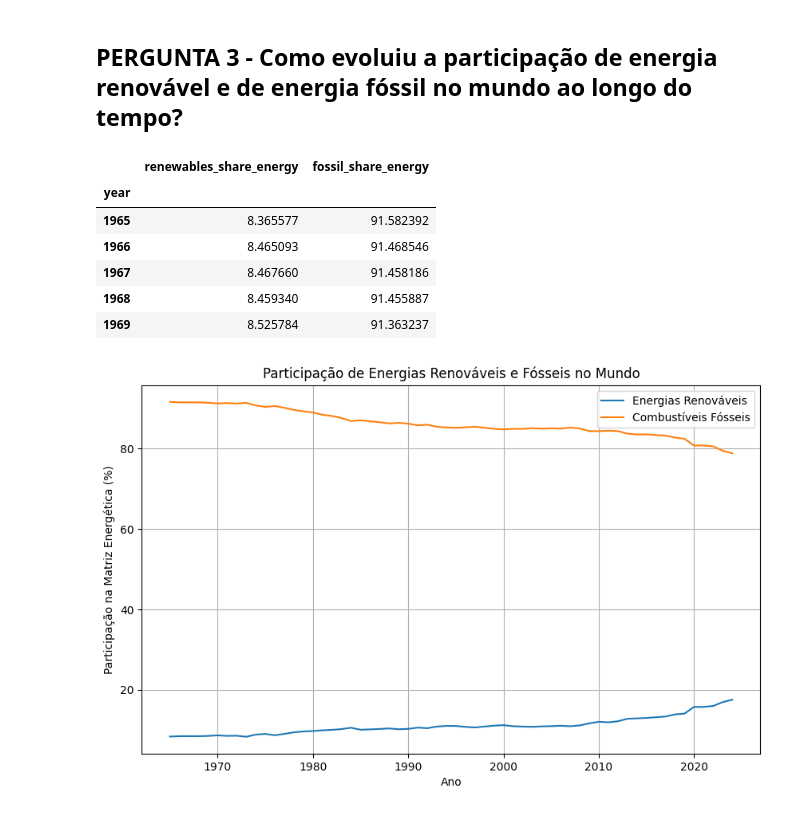
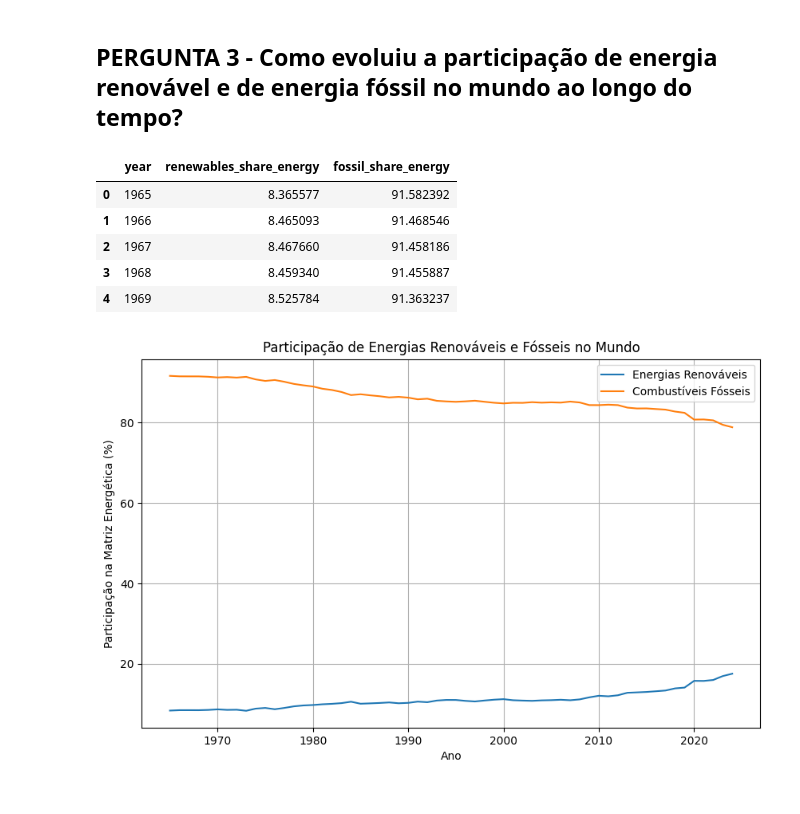
Before and after one commit to adrianamalmeida001/projeto-tecnicas-programacao-adatech, a Jupyter notebook: Projeto_técnicas_de_programação.ipynb, the cells around one changed output. Saved outputs shown, nothing was run; the diff lists cells and outputs as text; code cells hidden in the pictures.

```diff
--- a/Projeto_técnicas_de_programação.ipynb
+++ b/Projeto_técnicas_de_programação.ipynb
@@ -247,25 +247,27 @@ plt.show()
 # %%
 # agrupa os dados por ano
 dados_por_ano = df_matriz.groupby('year')
 
 # seleciona as colunas renováveis e fósseis
 fontes_por_ano = dados_por_ano[
     ['renewables_share_energy', 'fossil_share_energy']
 ]
 
 # calcula a média dessas colunas em cada ano
 media_por_ano = fontes_por_ano.mean()
 
+# transforma o resultado em uma coluna
+media_por_ano = media_por_ano.reset_index()
+
 # mostra o resultado das 5 primeiras linhas
 media_por_ano.head()
 # %% [output]
-|  | renewables_share_energy | fossil_share_energy |
-| year |  |  |
-| 1965 | 8.365577 | 91.582392 |
-| 1966 | 8.465093 | 91.468546 |
-| 1967 | 8.467660 | 91.458186 |
-| 1968 | 8.459340 | 91.455887 |
-| 1969 | 8.525784 | 91.363237 |
+|  | year | renewables_share_energy | fossil_share_energy |
+| 0 | 1965 | 8.365577 | 91.582392 |
+| 1 | 1966 | 8.465093 | 91.468546 |
+| 2 | 1967 | 8.467660 | 91.458186 |
+| 3 | 1968 | 8.459340 | 91.455887 |
+| 4 | 1969 | 8.525784 | 91.363237 |
 # %%
 # criação do gráfico de linhas com o resultado
 plt.figure(figsize=(10, 6))
```
Also changed, not shown: parts of 1 cell of this notebook.
